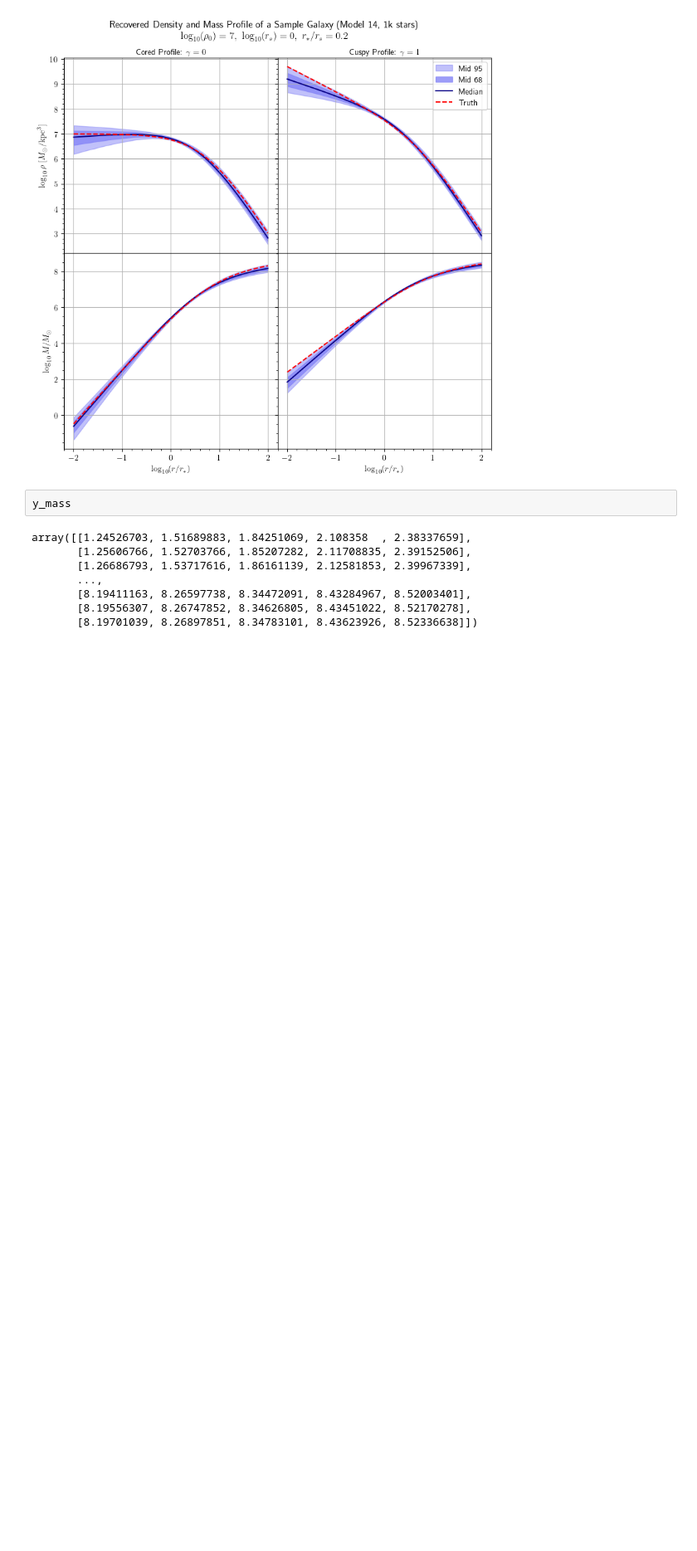
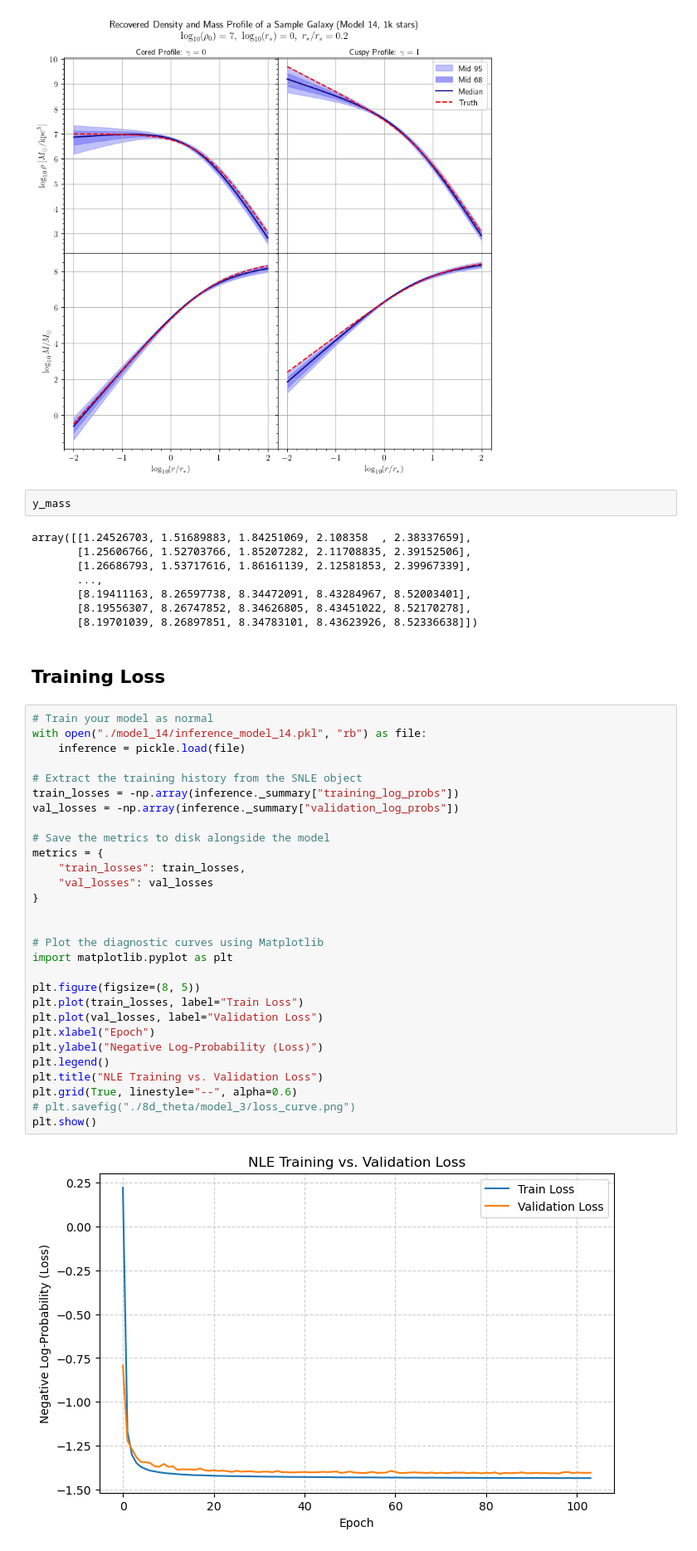
Before and after one commit to Anodymous1/suds, a Jupyter notebook: 4d_theta/model_training.ipynb, the cells around one changed output. Shown at 83% size. Saved outputs shown, nothing was run; the diff lists cells and outputs as text; blank space fills up the shorter version.

Commit message:
analysis for model 1

```diff
--- a/4d_theta/model_training.ipynb
+++ b/4d_theta/model_training.ipynb
@@ -1507,3 +1508,36 @@ array([[1.24526703, 1.51689883, 1.84251069, 2.108358  , 2.38337659],
        [8.19411163, 8.26597738, 8.34472091, 8.43284967, 8.52003401],
        [8.19556307, 8.26747852, 8.34626805, 8.43451022, 8.52170278],
        [8.19701039, 8.26897851, 8.34783101, 8.43623926, 8.52336638]])
+# %% [markdown]
+## Training Loss
+# %%
+# Train your model as normal
+with open("./model_14/inference_model_14.pkl", "rb") as file:
+    inference = pickle.load(file)
+
+# Extract the training history from the SNLE object
+train_losses = -np.array(inference._summary["training_log_probs"])
+val_losses = -np.array(inference._summary["validation_log_probs"])
+
+# Save the metrics to disk alongside the model
+metrics = {
+    "train_losses": train_losses,
+    "val_losses": val_losses
+}
+
+
+# Plot the diagnostic curves using Matplotlib
+import matplotlib.pyplot as plt
+
+plt.figure(figsize=(8, 5))
+plt.plot(train_losses, label="Train Loss")
+plt.plot(val_losses, label="Validation Loss")
+plt.xlabel("Epoch")
+plt.ylabel("Negative Log-Probability (Loss)")
+plt.legend()
+plt.title("NLE Training vs. Validation Loss")
+plt.grid(True, linestyle="--", alpha=0.6)
+# plt.savefig("./8d_theta/model_3/loss_curve.png")
+plt.show()
+# %% [output]
+[figure, added]
```
Also changed, not shown: parts of 1 cell of this notebook, 16 other files.
